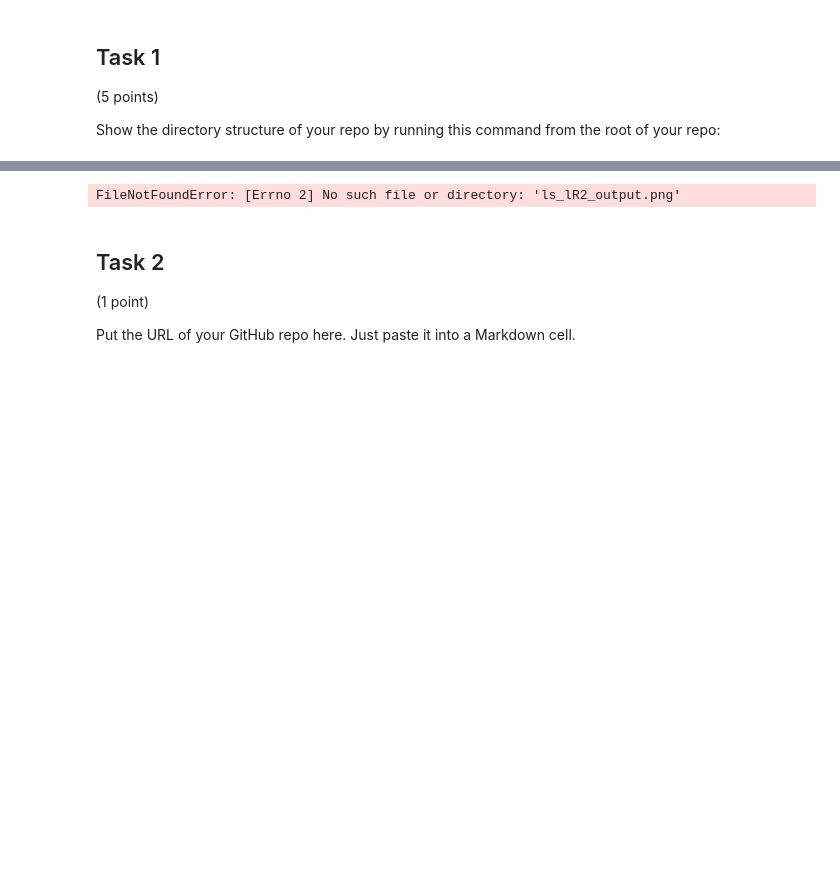
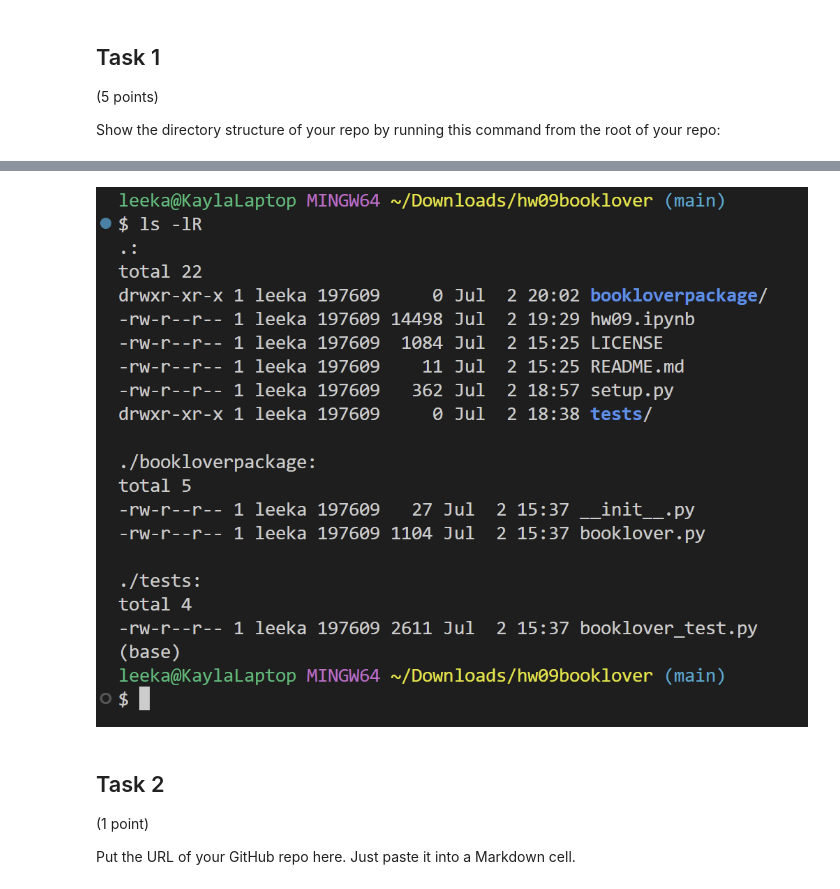
Before and after one commit to leek10/booklover, a Jupyter notebook: hw09.ipynb, the cells around one changed output, grey strips where cells are left out. Cells and saved outputs as stored; diff of their text form; code cells hidden in the pictures; blank space fills up the shorter version.

```diff
--- a/hw09.ipynb
+++ b/hw09.ipynb
@@ -77,10 +75,10 @@ ls
 # %%
 from IPython.display import Image, display
 
-# This is the output from running ls -lR in the terminal
-Image(filename = 'ls_lR2_output.png')
+# This is the first-half of the output from running ls -lR in the terminal
+Image(filename = 'ls_lR_output.png')
 # %% [output]
-FileNotFoundError: [Errno 2] No such file or directory: 'ls_lR2_output.png'
+[figure, added]
 # %% [markdown]
 ## Task 2
 
```
Also changed, not shown: parts of 4 cells of this notebook, 2 other files.
